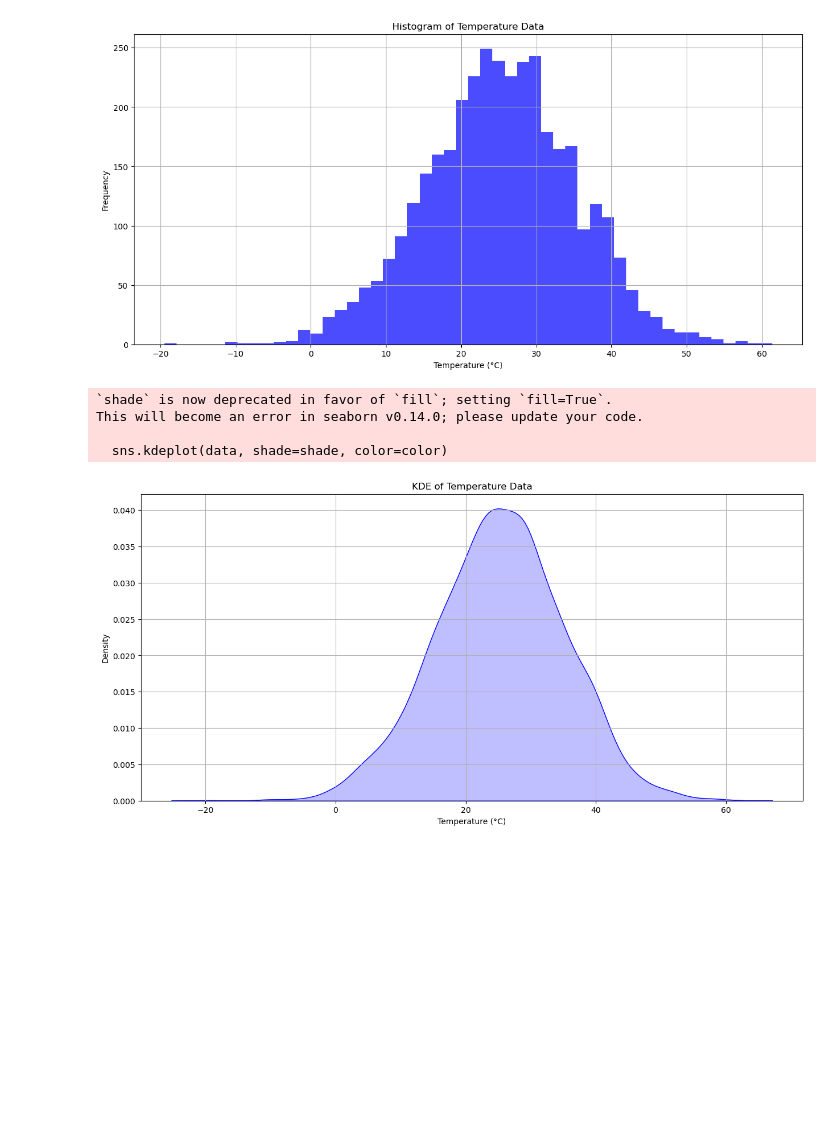
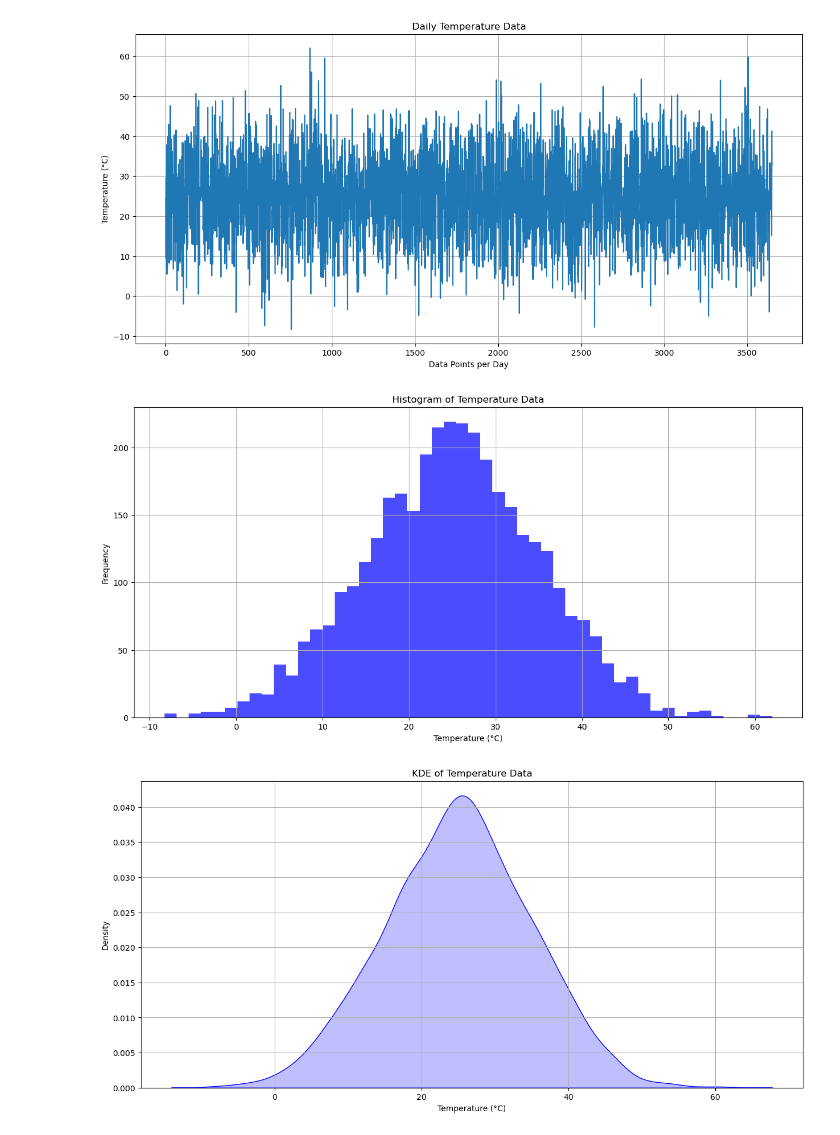
Before and after one commit to praveenkottayi/simplified_stats_for_data_scientists, a Jupyter notebook: simplified_stats_with_temperature.ipynb, the cells around one changed output. Drawn from its saved outputs; the diff is of its cells as text; code cells hidden in the pictures; blank space fills up the shorter version.

Commit message:
Update simplified_stats_with_temperature.ipynb
for a device, basic plots

```diff
--- a/simplified_stats_with_temperature.ipynb
+++ b/simplified_stats_with_temperature.ipynb
@@ -35,28 +35,40 @@ def plot_kde(data, shade=True, color='b'):
     Plot a KDE of the given data.
     """
     plt.figure(figsize=(15, 7))
-    sns.kdeplot(data, shade=shade, color=color)
+    sns.kdeplot(data, fill=True, color=color)
     plt.title('KDE of Temperature Data')
     plt.xlabel('Temperature (°C)')
     plt.ylabel('Density')
     plt.grid(True)
     plt.show()
+# %%
+def plot_daily_data(data):
+    """
+    Plot the temperature data for each day.
+    """
+    plt.figure(figsize=(15, 7))
+
+    plt.plot(data)
+    plt.title('Daily Temperature Data')
+    plt.xlabel('Data Points per Day')
+    plt.ylabel('Temperature (°C)')
+    plt.grid(True)
+    plt.show()
 # %%
 # Generate new temperature data
 new_temperature_data = generate_temperature_data(mean, std_dev, days_in_year, data_points_per_day)
 
 # Flatten the new temperature data to create a sequential dataset
 new_temperature_sequential = new_temperature_data.flatten()
 
+plot_daily_data(new_temperature_sequential)
+
 # Plot the histogram of the new sequential temperature data
 plot_histogram(new_temperature_sequential)
 
 # Plot the KDE of the new sequential temperature data
 plot_kde(new_temperature_sequential)
 # %% [output]
-[figure, old version]
+[figure, new version]
-`shade` is now deprecated in favor of `fill`; setting `fill=True`.
-This will become an error in seaborn v0.14.0; please update your code.
-
-  sns.kdeplot(data, shade=shade, color=color)
-[figure, old version]
+[figure, new version]
+[figure, added]
```
Also changed, not shown: parts of 2 cells of this notebook.
